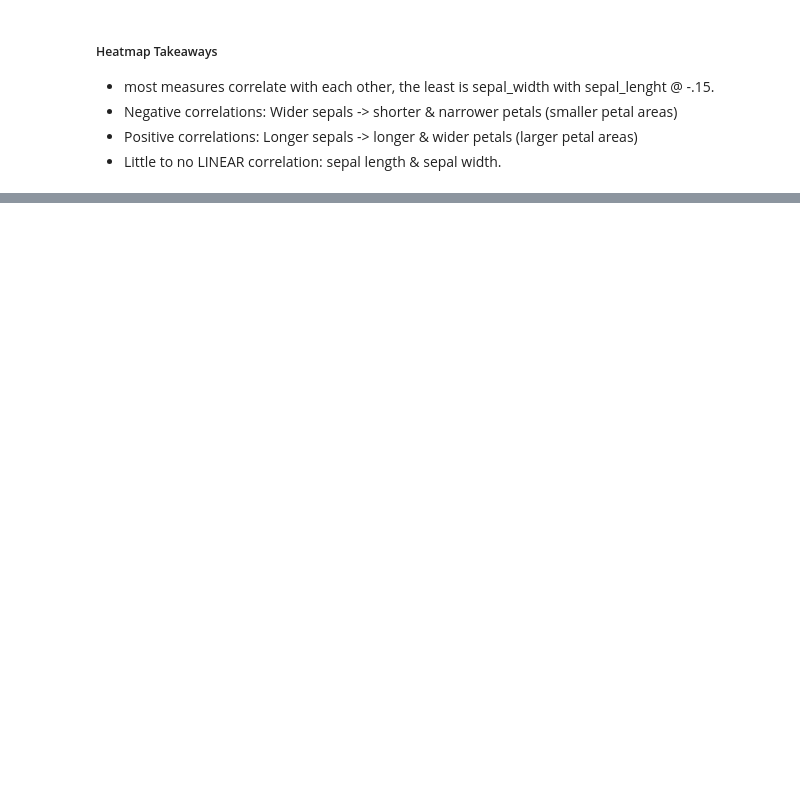
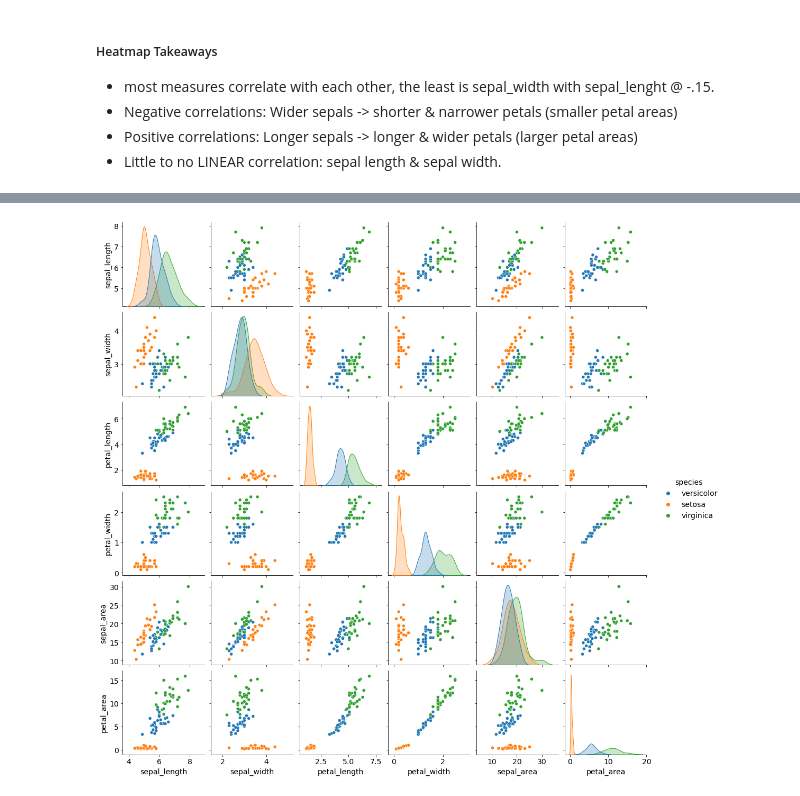
Before and after one commit to faithkane3/example_classification_project, a Jupyter notebook: initial_wrangle.ipynb, the cells around one changed output, grey strips where cells are left out. Cells and saved outputs as stored; diff of their text form; code cells hidden in the pictures; blank space fills up the shorter version.

```diff
--- a/initial_wrangle.ipynb
+++ b/initial_wrangle.ipynb
@@ -273,0 +306,5 @@ plt.show()
+# %%
+sns.pairplot(train, hue='species')
+plt.show()
+# %% [output]
+[figure, added]
```
Also changed, not shown: parts of 19 cells of this notebook, 3 other files.
